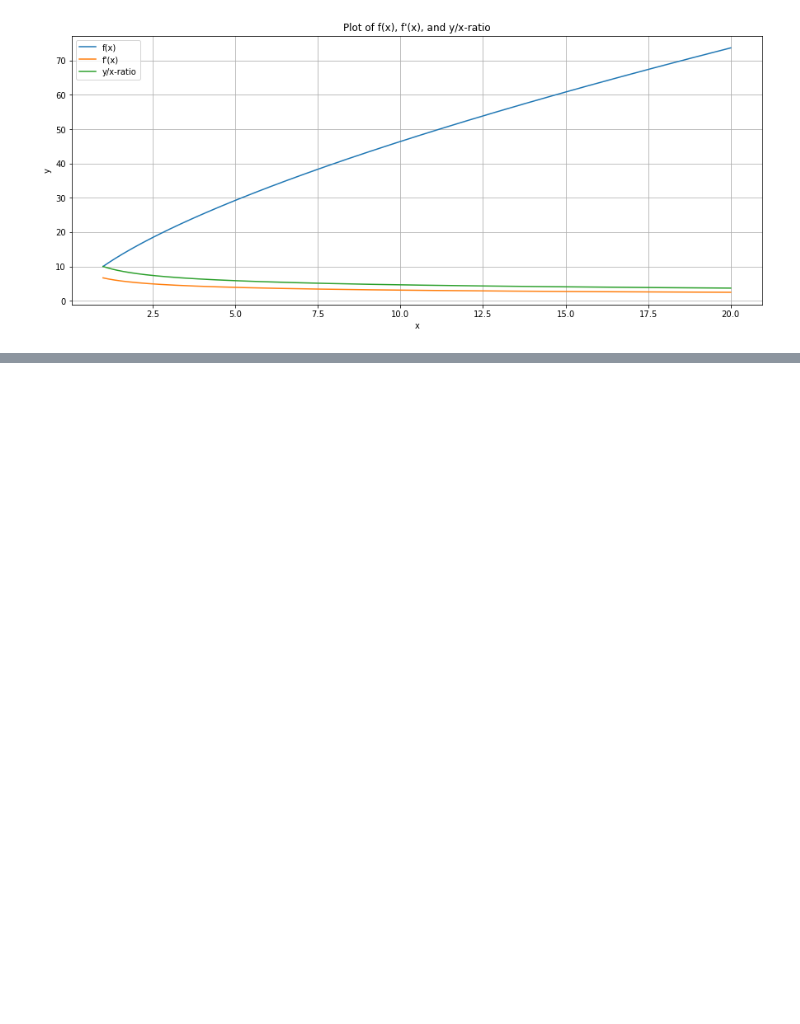
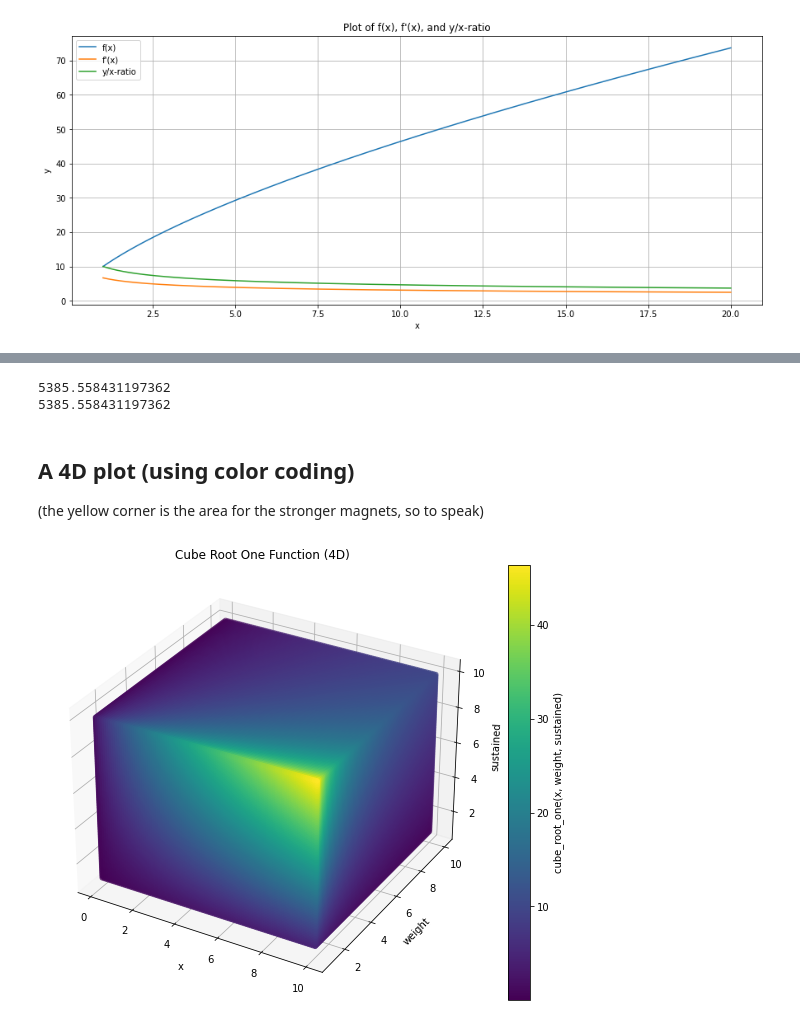
Before and after one commit to ch-sander/raramagnetica, a Jupyter notebook: docs/research/Gravity_Warwick_2023/function.ipynb, the cells around one changed output, grey strips where cells are left out. Saved outputs shown, nothing was run; the diff lists cells and outputs as text; code cells hidden in the pictures; blank space fills up the shorter version.

```diff
--- a/docs/research/Gravity_Warwick_2023/function.ipynb
+++ b/docs/research/Gravity_Warwick_2023/function.ipynb
@@ -151,0 +166,57 @@ plt.show()
+# %%
+def cube_root(x):
+    return (x**(2/3) * 10)
+
+def cube_root_quot(x, sustained):
+    return sustained / cube_root(x)
+
+def cube_root_new(x):
+    return cube_root(x) * cube_root_quot(139, 23760)
+
+def cube_root_one(x,weight,sustained):
+    return (x**(2/3) * 10) * (sustained /(weight**(2/3) * 10))
+
+print(cube_root_new(15))
+print(cube_root_one(15,139,23760))
+# %% [output]
+5385.558431197362
+5385.558431197362
+# %% [markdown]
+## A 4D plot (using color coding)
+
+(the yellow corner is the area for the stronger magnets, so to speak)
+# %%
+import matplotlib.pyplot as plt
+from mpl_toolkits.mplot3d import Axes3D
+import numpy as np
+
+def cube_root_one(x, weight, sustained):
+    return (x**(2/3) * 10) * (sustained / (weight**(2/3) * 10))
+
+x = np.linspace(0.1, 10, 100)
+weight = np.linspace(1, 10, 100)
+sustained = np.linspace(1, 10, 100)
+
+# Create a grid of x, weight, and sustained values
+X, Weight, Sustained = np.meshgrid(x, weight, sustained, indexing='ij')
+
+# Calculate the corresponding function values
+Y = cube_root_one(X, Weight, Sustained)
+
+# Define the color mapping based on the fourth dimension (Y)
+color_map = plt.cm.viridis
+
+# Plot the 4D function using scatter plot and color mapping
+fig = plt.figure(figsize=(10, 8))
+ax = fig.add_subplot(111, projection='3d')
+scatter = ax.scatter(X, Weight, Sustained, c=Y, cmap=color_map)
+fig.colorbar(scatter, label='cube_root_one(x, weight, sustained)')
+
+ax.set_xlabel('x')
+ax.set_ylabel('weight')
+ax.set_zlabel('sustained')
+ax.set_title('Cube Root One Function (4D)')
+
+plt.show()
+# %% [output]
+[figure, added]
```
Also changed, not shown: parts of 5 cells of this notebook, 1 other file.
